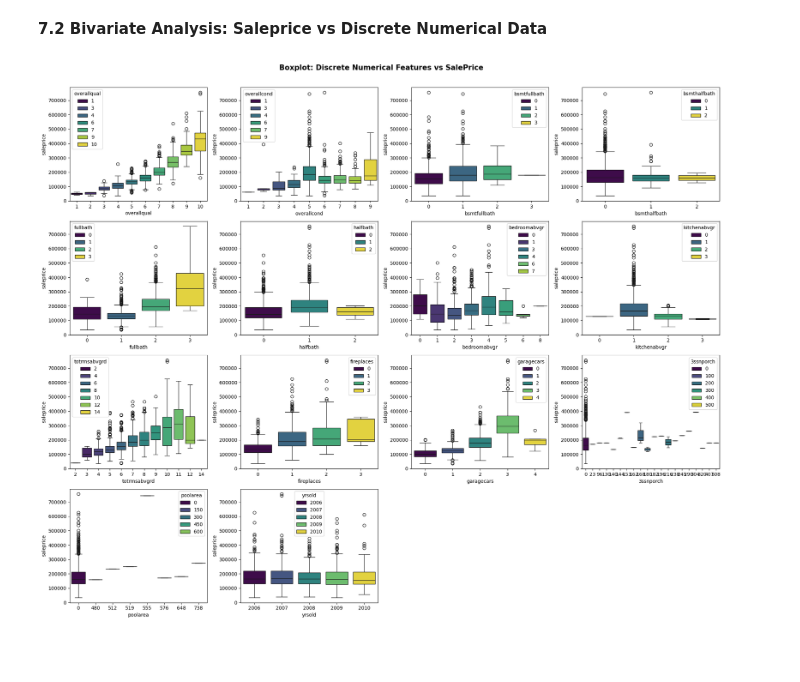
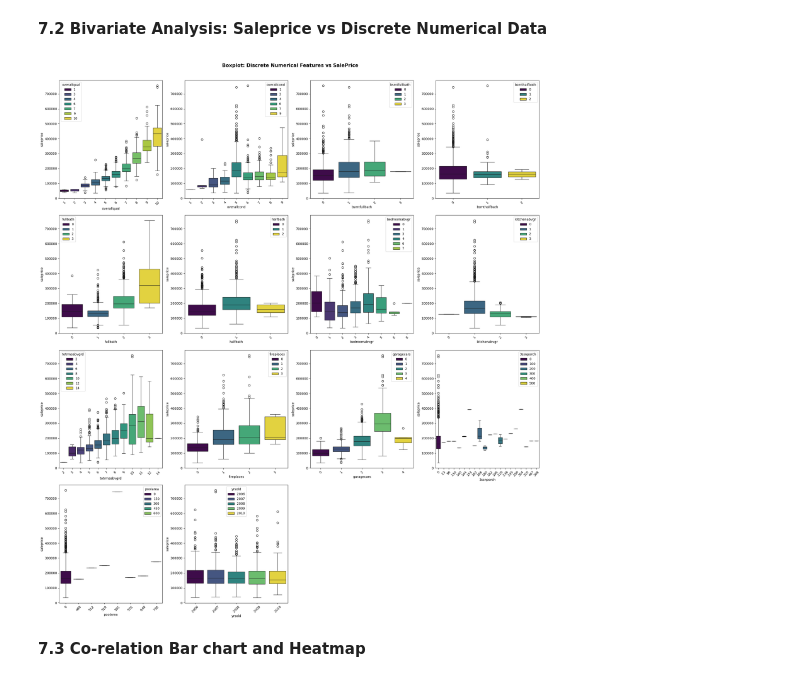
Before and after one commit to AsokTamang/houseprice_predictor, a Jupyter notebook: notebook/Untitled.ipynb, the cells around one changed output. Saved outputs shown, nothing was run; the diff lists cells and outputs as text; code cells hidden in the pictures; blank space fills up the shorter version.

```diff
--- a/notebook/Untitled.ipynb
+++ b/notebook/Untitled.ipynb
@@ -414,12 +414,13 @@ DECISION -->Either group them into "Other section" or use target encoding
 # %%
 n_cols = 4
 n_rows = int(np.ceil(len(continuous) / n_cols))
-fig,axes = plt.subplots(n_rows,n_cols,figsize=(20,n_rows * 4))
+fig,axes = plt.subplots(n_rows,n_cols,figsize=(22,n_rows * 6))
 axes = axes.flatten()
 for i,feature in enumerate(continuous):
     sns.scatterplot(x=df_raw[feature].fillna(0),y=df_raw['saleprice'],ax=axes[i])
     sns.regplot(x=df_raw[feature].fillna(0),y=df_raw['saleprice'],scatter=False,color='red',ax=axes[i])
     axes[i].set_xlabel(feature)
+    axes[i].tick_params(axis='x',rotation=45)
 for j in range(i+1,len(axes)):
     axes[j].set_visible(False)
 
@@ -433,16 +434,20 @@ plt.show()
 # %%
 n_cols = 4
 n_rows = int(np.ceil(len(discrete) / n_cols))
-fig,axes = plt.subplots(n_rows,n_cols,figsize=(20,n_rows * 4))
+fig,axes = plt.subplots(n_rows,n_cols,figsize=(22,n_rows * 6))
 axes = axes.flatten()
 for i,feature in enumerate(discrete):
+    order = sorted(df_raw[feature].fillna(0))
     sns.boxplot(x=df_raw[feature].fillna(0),y=df_raw['saleprice'],ax=axes[i],palette='viridis',hue=df_raw[feature])
     axes[i].set_xlabel(feature)
+    axes[i].tick_params(axis='x',rotation=45)
 for j in range(i+1,len(axes)):
     axes[j].set_visible(False)  #removing the unused axes
 
 fig.suptitle('Boxplot: Discrete Numerical Features vs SalePrice',fontsize='15',fontweight='bold',y=1.01)
 plt.tight_layout()
 plt.show()
 # %% [output]
-[figure, old version]
+[figure, new version]
+# %% [markdown]
+**7.3 Co-relation Bar chart and Heatmap**
```
Also changed, not shown: parts of 3 cells of this notebook.
